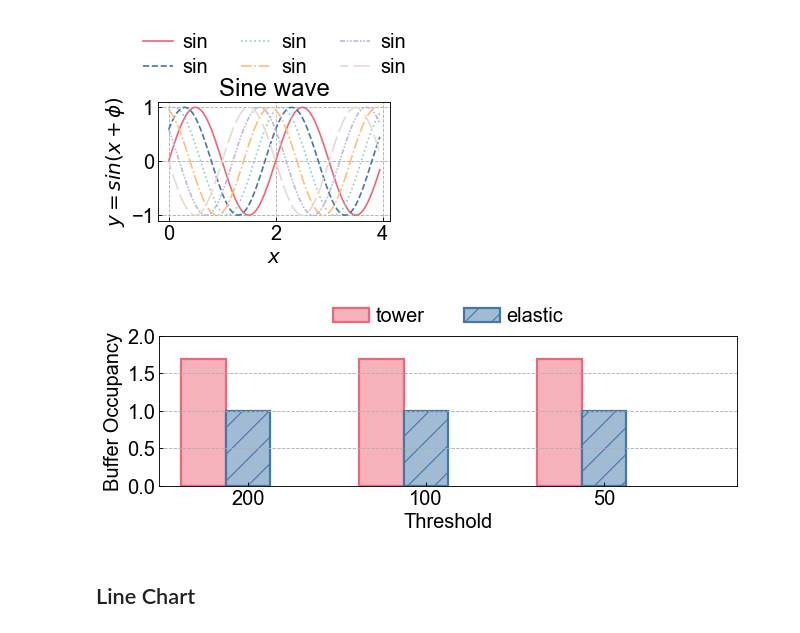
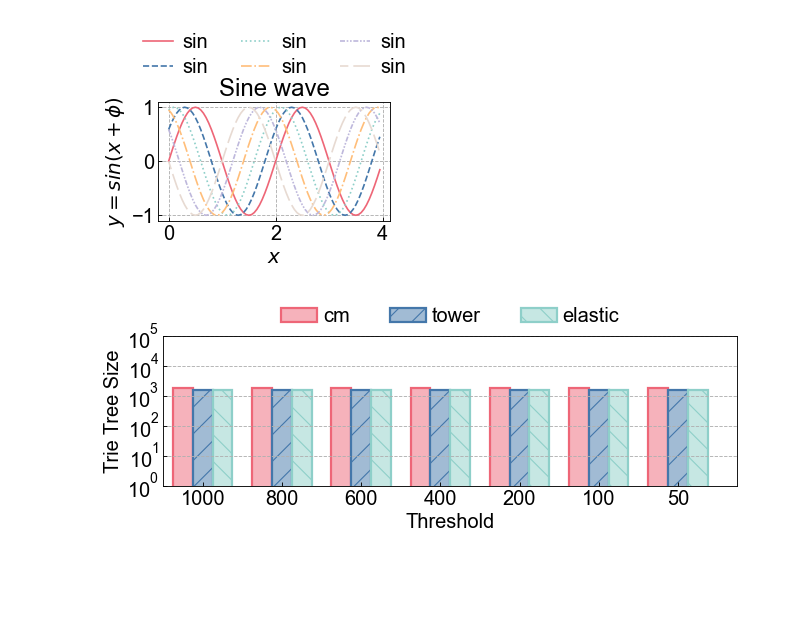
Before and after one commit to cqzhangyu/sketch_sort, a Jupyter notebook: plot.ipynb, the cells around one changed output. Cells and saved outputs as stored; diff of their text form; code cells hidden in the pictures; blank space fills up the shorter version.

Commit message:
exp: add figures for node num and buffer size

```diff
--- a/plot.ipynb
+++ b/plot.ipynb
@@ -114,45 +114,46 @@ plt.savefig('figure/hello.pdf')
 df = pd.read_csv('data/switch_sort.csv')
 
 fig, ax = plt.subplots()
 fig.set_size_inches((8, 3))
 bar_width = 1
 
 gen = 'zipf'
-sketches = ['tower', 'elastic']
-thresholds = [200, 100, 50]
-width = 200
+sketches = ['cm', 'tower', 'elastic']
+thresholds = [1000, 800, 600, 400, 200, 100, 50]
+width = 500
 n = 33554432
 
 
 baseline_time = df[(df['method'] == 'baseline') & (df['generator'] == gen)]['time'].mean()
 
 for i, sketch in enumerate(sketches):
     x = i + np.arange(len(thresholds)) * 4
     y_df = df[(df['method'] == sketches[i]) & (df['generator'] == gen) & (df['width'] == width)]
-    y = baseline_time / np.array(y_df['time'])
-    y = np.array(y_df['leaf']) / np.array(y_df['node'])
-    y = np.array(y_df['buffer']) / n
+    # y = baseline_time / np.array(y_df['time'])
+    # y = np.array(y_df['leaf']) / np.array(y_df['node'])
+    # y = np.array(y_df['buffer']) / n
+    y = np.array(y_df['node'])
 
     bar_plot = ax.bar(x, y, width=bar_width, label=sketch, edgecolor=colors[i], hatch=patterns[i], facecolor=colors_fill[i], linewidth=2)
 
 ax.set_xticks( np.arange(len(thresholds)) * 4 + 1, thresholds )
-ax.set_yticks(np.arange(0, 2.5, 0.5))
+ax.set_yscale('log')
+ax.set_yticks([10 ** i for i in range(0, 6)])
 ax.set_xlim(-1, len(thresholds) * 4)
 # ax.set_ylim(0.9, 1 + 0.01)
 
 ax.legend(bbox_to_anchor=(-0.05, 1.1, 1.1, 0.15), loc='upper center', frameon=False,
           ncol=3, borderaxespad=0, handlelength=1.8, handletextpad=0.3)
 
 ax.set_xlabel("Threshold")
-ax.set_ylabel("Accelation Ratio")
-ax.set_ylabel("Trie Tree Utilization")
-ax.set_ylabel("Buffer Occupancy")
+# ax.set_ylabel("Accelation Ratio")
+# ax.set_ylabel("Trie Tree Utilization")
+# ax.set_ylabel("Buffer Occupancy")
+ax.set_ylabel("Trie Tree Size")
 
 ax.grid(axis='y')
 
-plt.savefig(f'figure/{gen}-{width}-buffer.pdf')
+plt.savefig(f'figure/{gen}-{width}-node.pdf')
 # %% [output]
-[figure, old version]
+[figure, new version]
-# %% [markdown]
-## Line Chart
 # %%
```
Also changed, not shown: parts of 2 cells of this notebook, 14 other files.
